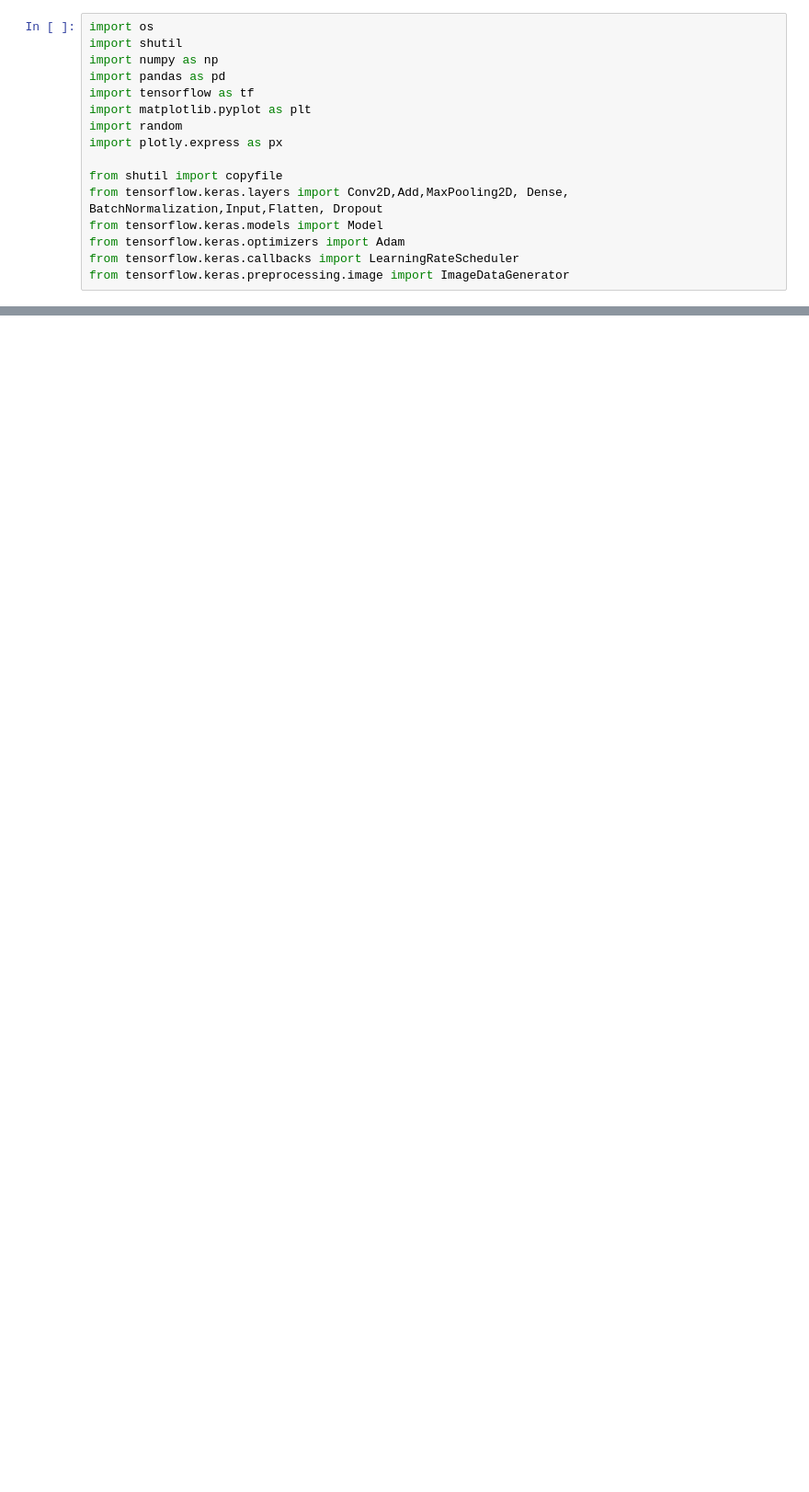
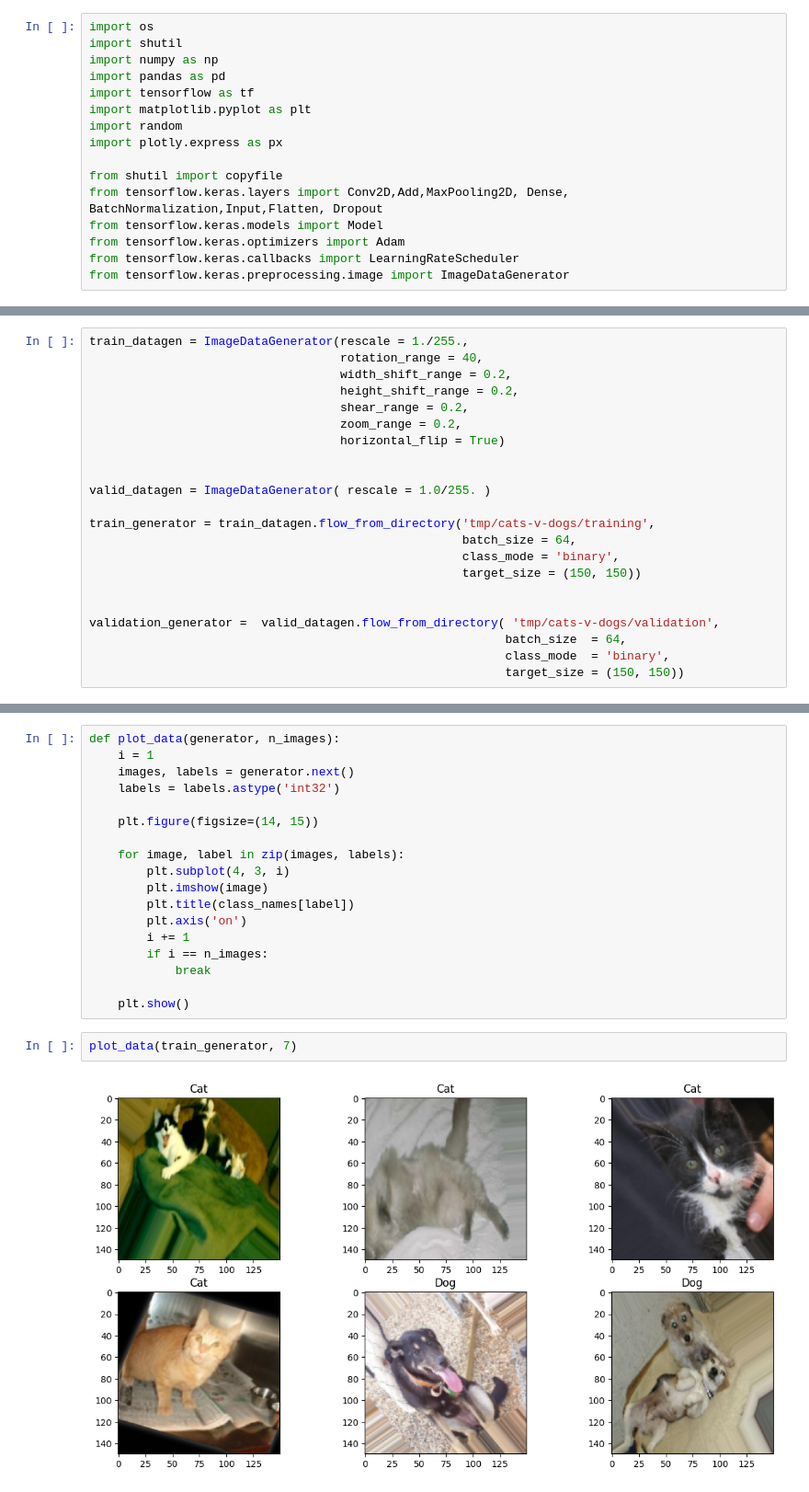
Before and after one commit to Millrocious/python-ai, a Jupyter notebook: pr2/catsvsdogs.ipynb, the cells around one changed output, grey strips where cells are left out. Shown at 92% size. Drawn from its saved outputs; the diff is of its cells as text; blank space fills up the shorter version.

```diff
--- a/pr2/catsvsdogs.ipynb
+++ b/pr2/catsvsdogs.ipynb
@@ -38,0 +64,22 @@ px.pie(names=class_names, values=n_images)
+# %%
+train_datagen = ImageDataGenerator(rescale = 1./255.,
+                                   rotation_range = 40,
+                                   width_shift_range = 0.2,
+                                   height_shift_range = 0.2,
+                                   shear_range = 0.2,
+                                   zoom_range = 0.2,
+                                   horizontal_flip = True)
+
+
+valid_datagen = ImageDataGenerator( rescale = 1.0/255. )
+
+train_generator = train_datagen.flow_from_directory('tmp/cats-v-dogs/training',
+                                                    batch_size = 64,
+                                                    class_mode = 'binary',
+                                                    target_size = (150, 150))
+
+
+validation_generator =  valid_datagen.flow_from_directory( 'tmp/cats-v-dogs/validation',
+                                                          batch_size  = 64,
+                                                          class_mode  = 'binary',
+                                                          target_size = (150, 150))
@@ -38,0 +89,22 @@ px.pie(names=class_names, values=n_images)
+# %%
+def plot_data(generator, n_images):
+    i = 1
+    images, labels = generator.next()
+    labels = labels.astype('int32')
+
+    plt.figure(figsize=(14, 15))
+
+    for image, label in zip(images, labels):
+        plt.subplot(4, 3, i)
+        plt.imshow(image)
+        plt.title(class_names[label])
+        plt.axis('on')
+        i += 1
+        if i == n_images:
+            break
+
+    plt.show()
+# %%
+plot_data(train_generator, 7)
+# %% [output]
+[figure, added]
```
Also changed, not shown: parts of 11 cells of this notebook.
